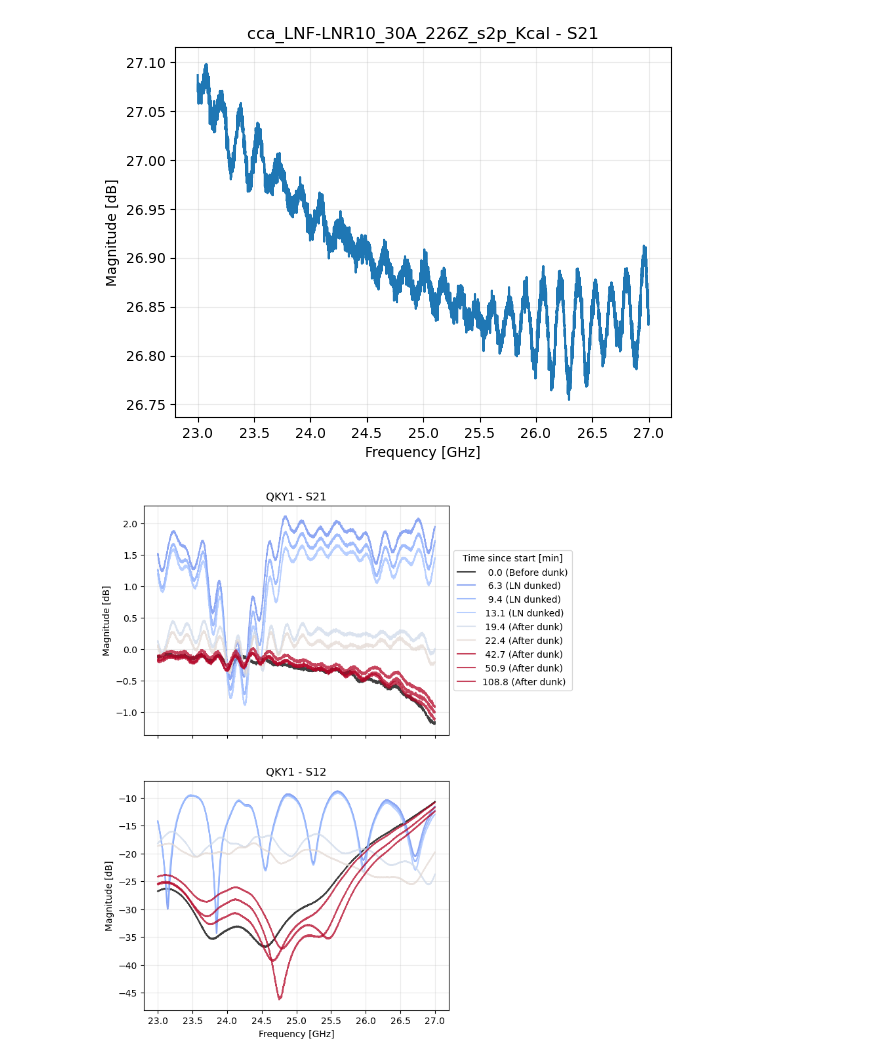
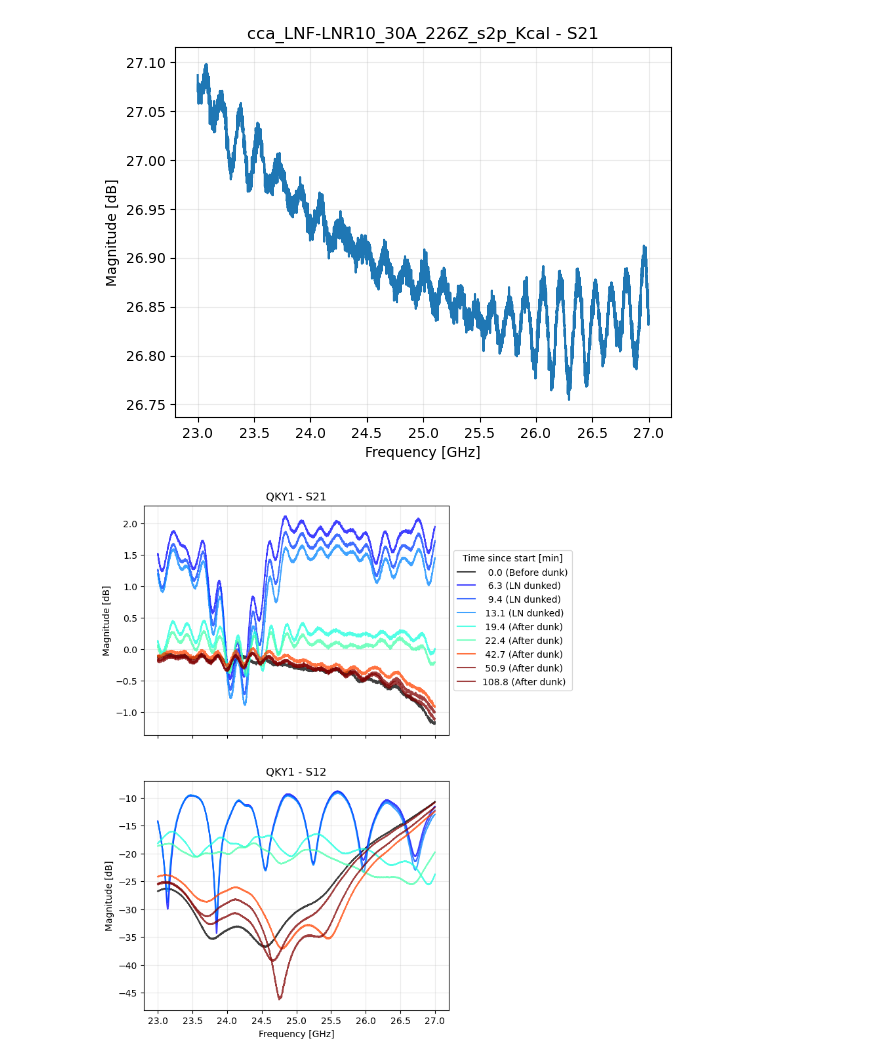
Before and after one commit to project8/scikit-rf, a Jupyter notebook: doc/source/examples/project8/measurements/cca_scattering_reader_mit.ipynb, the cells around one changed output. Saved outputs shown, nothing was run; the diff lists cells and outputs as text; code cells hidden in the pictures.

```diff
--- a/doc/source/examples/project8/measurements/cca_scattering_reader_mit.ipynb
+++ b/doc/source/examples/project8/measurements/cca_scattering_reader_mit.ipynb
@@ -113,10 +113,10 @@ fig, ax = plt.subplots(nrows=2, ncols=1, sharex=True, figsize=(6, 10))
 
 
 time_0 = measurements["cca_QKY1_s2p_WGcal"]["time"]
-time_max = measurements["cca_QKY1_s2p_WGcal_post_cryo_3"]["time"]-time_0
+time_max = measurements["cca_QKY1_s2p_WGcal_post_cryo_4"]["time"]-time_0
 
 # Define the colormap
-cmap = plt.cm.get_cmap('coolwarm')
+cmap = plt.cm.get_cmap('jet')
 # Normalize the time values to the range [0, 1]
 norm = mcolors.Normalize(vmin=0, vmax=time_max.seconds)
 # Create a scalar mappable object
@@ -133,31 +133,31 @@ for measurement in measurements.keys():
             color = "black"
         else:
              color = sm.to_rgba(dtime.seconds)
 
         label_add = ""
         if "post_cryo" in measurement:
             label_add = " (After dunk)"
         elif "cryo" in measurement:
             label_add = " (LN dunked)"
         else:
             label_add = " (Before dunk)"
 
 
         ax[0].plot(frequencies/1e9, 20*np.log10(np.abs(S21)), label="{:5.1f}{}".format(dtime.seconds/60, label_add), color=color, alpha=0.75)
         ax[1].plot(frequencies/1e9, 20*np.log10(np.abs(S12)), label="{:5.1f}{}".format(dtime.seconds/60, label_add), color=color, alpha=0.75)
 
 ax[0].set_title("QKY1 - S21")
 ax[0].set_ylabel("Magnitude [dB]")
 ax[0].grid(alpha=0.25)
 
 # put the legend on the right of the figure
 ax[0].legend(loc='center left', bbox_to_anchor=(1, 0.5), title="Time since start [min]")
 
 ax[1].set_title("QKY1 - S12")
 ax[1].set_xlabel("Frequency [GHz]")
 ax[1].set_ylabel("Magnitude [dB]")
 ax[1].grid(alpha=0.25)
 
 plt.savefig("QKY1_S21_S12.png", dpi=300, bbox_inches='tight')
 # %% [output]
-[figure, old version]
+[figure, new version]
```
Also changed, not shown: 1 other file.
